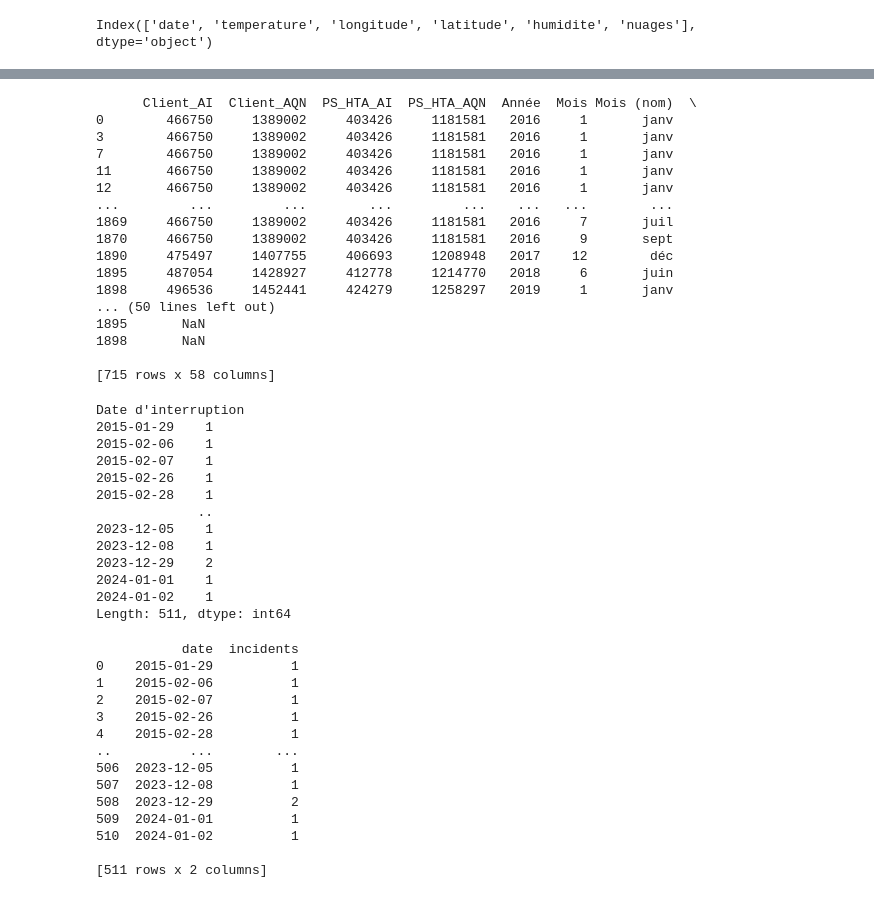
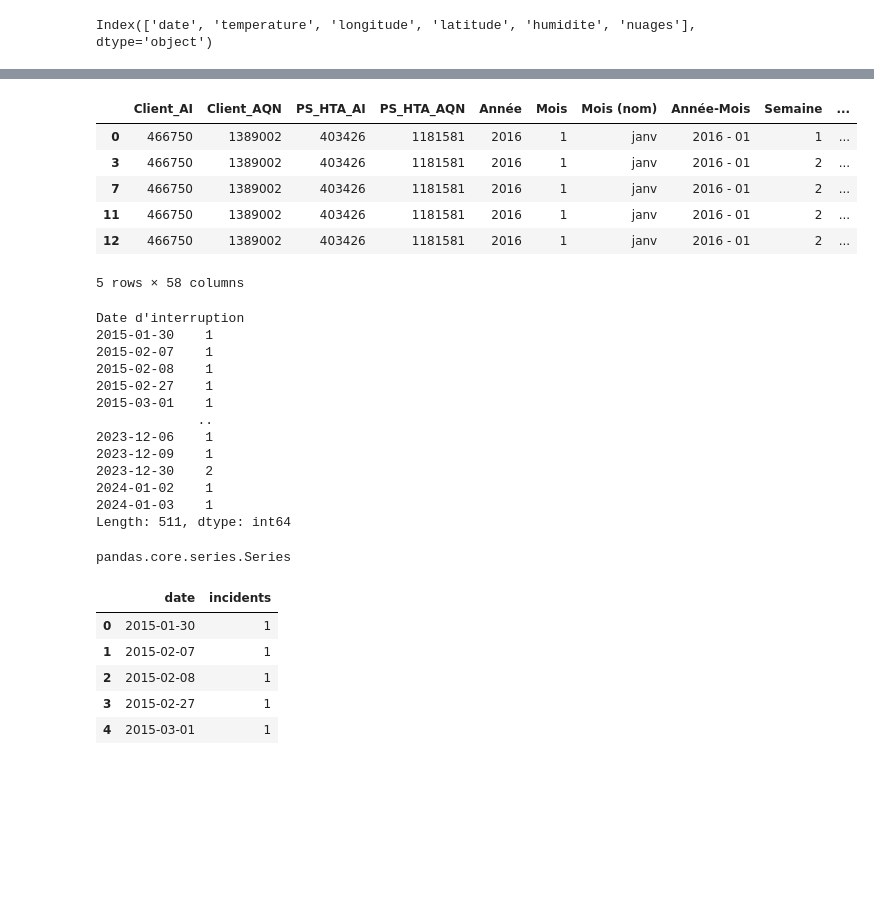
Before and after one commit to ffichet/aiForIndustryEnedis, a Jupyter notebook: show_data.ipynb, the cells around one changed output, grey strips where cells are left out. Drawn from its saved outputs; the diff is of its cells as text; code cells hidden in the pictures; blank space fills up the shorter version.

```diff
--- a/show_data.ipynb
+++ b/show_data.ipynb
@@ -187,44 +103,40 @@ print(incidents.head())
 # %%
 # add a column count "incidents' to data that contains the number of incidents for each Date d'interruption (format : 42375) and where COMMUNE == BORDEAUX
-incidents = incidents[incidents['Territoire'] == 'Métropole']
-print(incidents)
+chosen_territory = 'Métropole'
+incidents = incidents[incidents['Territoire'] == chosen_territory]
+assert len(incidents.Territoire.unique()) == 1, 'Territoire is not unique'
+incidents.head()
 # %% [output]
+|  | Client_AI | Client_AQN | PS_HTA_AI | PS_HTA_AQN | Année | Mois | Mois (nom) | Année-Mois | Semaine | ... |
+| 0 | 466750 | 1389002 | 403426 | 1181581 | 2016 | 1 | janv | 2016 - 01 | 1 | ... |
+| 3 | 466750 | 1389002 | 403426 | 1181581 | 2016 | 1 | janv | 2016 - 01 | 2 | ... |
+| 7 | 466750 | 1389002 | 403426 | 1181581 | 2016 | 1 | janv | 2016 - 01 | 2 | ... |
+| 11 | 466750 | 1389002 | 403426 | 1181581 | 2016 | 1 | janv | 2016 - 01 | 2 | ... |
+| 12 | 466750 | 1389002 | 403426 | 1181581 | 2016 | 1 | janv | 2016 - 01 | 2 | ... |
-      Client_AI  Client_AQN  PS_HTA_AI  PS_HTA_AQN  Année  Mois Mois (nom)  \
-0        466750     1389002     403426     1181581   2016     1       janv
-3        466750     1389002     403426     1181581   2016     1       janv
-7        466750     1389002     403426     1181581   2016     1       janv
-11       466750     1389002     403426     1181581   2016     1       janv
-12       466750     1389002     403426     1181581   2016     1       janv
-...         ...         ...        ...         ...    ...   ...        ...
-1869     466750     1389002     403426     1181581   2016     7       juil
-1870     466750     1389002     403426     1181581   2016     9       sept
-1890     475497     1407755     406693     1208948   2017    12        déc
-1895     487054     1428927     412778     1214770   2018     6       juin
-1898     496536     1452441     424279     1258297   2019     1       janv
-... (50 lines left out)
-1895       NaN
-1898       NaN
-
-[715 rows x 58 columns]
+5 rows × 58 columns
 # %%
 # convert Date d'interruption 42375 to datetime
-incidents['Date d\'interruption'] = pandas.to_datetime(incidents['Date d\'interruption'], unit='D', origin='1899-12-30')
+incidents['Date d\'interruption'] = pandas.to_datetime(incidents['Date d\'interruption'], unit='D', origin='1899-12-31')
 # convert datetime to date
 incidents['Date d\'interruption'] = pandas.to_datetime(incidents['Date d\'interruption']).dt.date
 # group by date and count the number of incidents
 incidents = incidents.groupby('Date d\'interruption').size()
-print(incidents)
+incidents
 # %% [output]
 Date d'interruption
-2015-01-29    1
-2015-02-06    1
+2015-01-30    1
 2015-02-07    1
-2015-02-26    1
-2015-02-28    1
+2015-02-08    1
+2015-02-27    1
+2015-03-01    1
              ..
-2023-12-05    1
-2023-12-08    1
-2023-12-29    2
-2024-01-01    1
+2023-12-06    1
+2023-12-09    1
+2023-12-30    2
 2024-01-02    1
+2024-01-03    1
 Length: 511, dtype: int64
+# %%
+type(incidents)
+# %% [output]
+pandas.core.series.Series
@@ -231,23 +145,15 @@ Length: 511, dtype: int64
 # %%
 #rename Date d'interruption to date and count to incidents
-incidents = incidents.reset_index(name='incidents')
-incidents = incidents.rename(columns={'Date d\'interruption': 'date'})
-print(incidents)
+incidents = incidents.reset_index()
+incidents = incidents.rename(columns={'Date d\'interruption': 'date', 0: 'incidents'})
+incidents.head()
 # %% [output]
-           date  incidents
-0    2015-01-29          1
-1    2015-02-06          1
-2    2015-02-07          1
-3    2015-02-26          1
-4    2015-02-28          1
-..          ...        ...
-506  2023-12-05          1
-507  2023-12-08          1
-508  2023-12-29          2
-509  2024-01-01          1
-510  2024-01-02          1
-
-[511 rows x 2 columns]
+|  | date | incidents |
+| 0 | 2015-01-30 | 1 |
+| 1 | 2015-02-07 | 1 |
+| 2 | 2015-02-08 | 1 |
+| 3 | 2015-02-27 | 1 |
+| 4 | 2015-03-01 | 1 |
 # %%
 # change number of incidents to 0 if there is no incident, 1 if there is 1 incident, 2 if there is 2 or more incidents
 incidents['incidents'] = numpy.where(incidents['incidents'] > 1, 2, incidents['incidents'])
```
Also changed, not shown: parts of 17 cells of this notebook, 2 other files.
